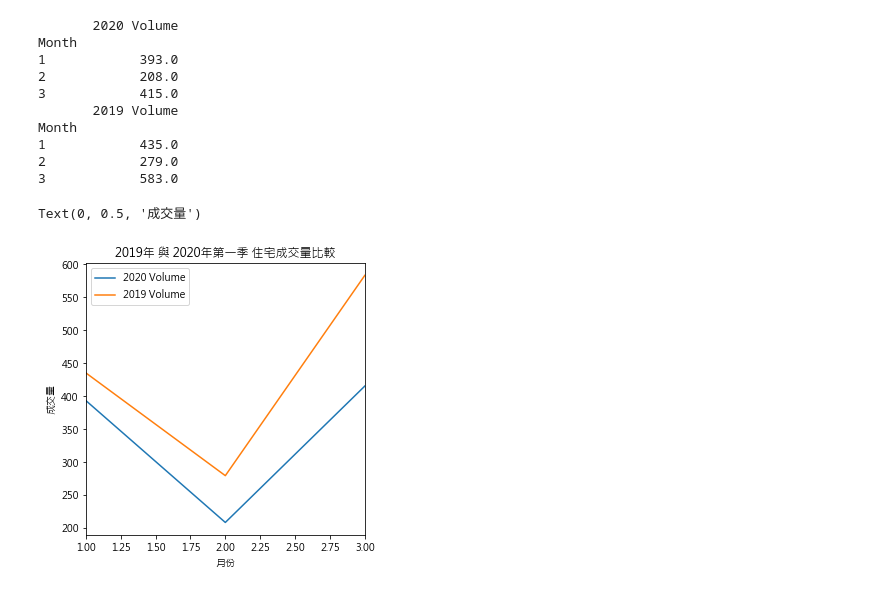
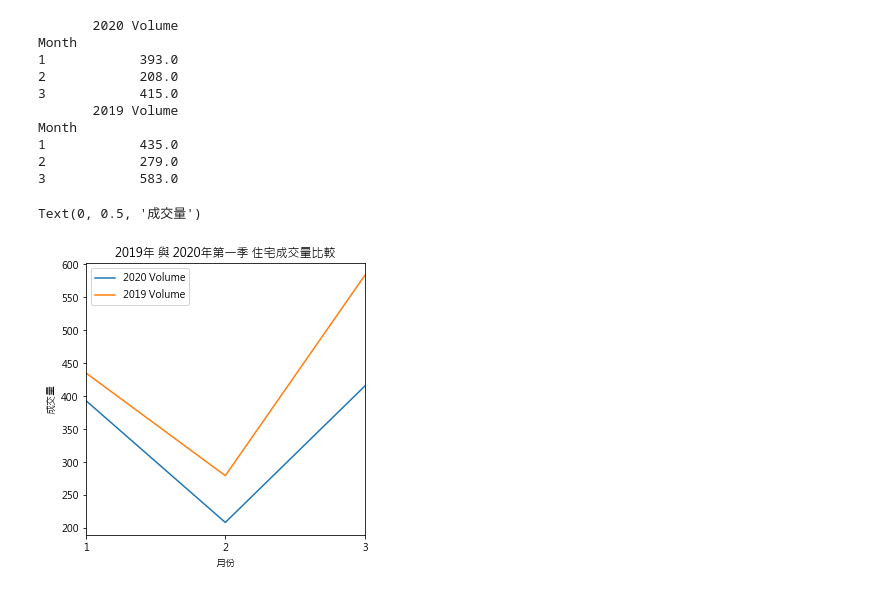
Before and after one commit to Isaac234517/Macau-House-Analysis, a Jupyter notebook: house_trending.ipynb, the cells around one changed output. Cells and saved outputs as stored; diff of their text form; code cells hidden in the pictures.

```diff
--- a/house_trending.ipynb
+++ b/house_trending.ipynb
@@ -337,10 +339,10 @@ Month
 # %%
 ax= Q1_2020_volume.plot(label='2020 年第一季')
 Q1_2019_volume.plot(ax=ax,figsize=(5,5))
 ax.set_title('2019年 與 2020年第一季 住宅成交量比較')
-ax.tick_params
+ax.set_xticks(Q1_2020_volume.index)
 ax.set_xlabel('月份')
 ax.set_ylabel('成交量')
 # %% [output]
 Text(0, 0.5, '成交量')
-[figure, old version]
+[figure, new version]
```
Also changed, not shown: parts of 4 cells of this notebook.
